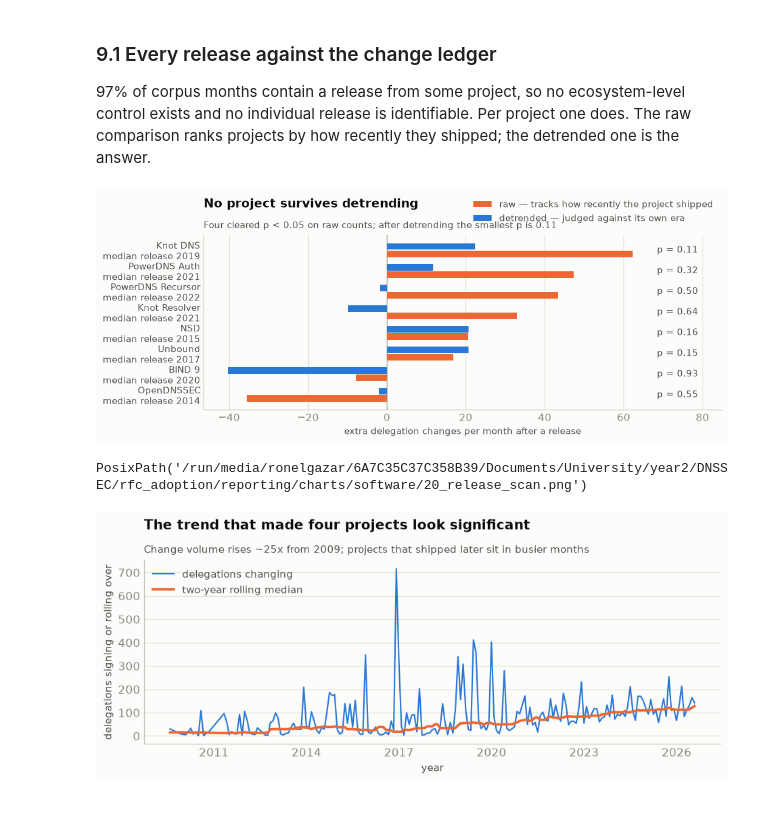
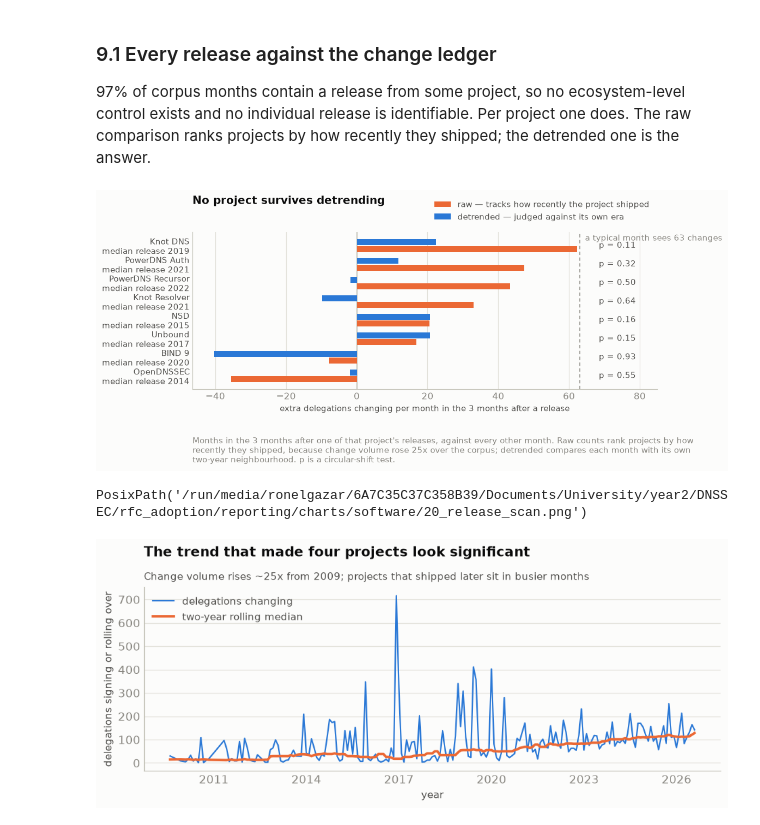
Before and after one commit to j776w781/rfc_adoption, a Jupyter notebook: notebooks/dnssec_software_releases.ipynb, the cells around one changed output. Saved outputs shown, nothing was run; the diff lists cells and outputs as text; code cells hidden in the pictures.

```diff
--- a/notebooks/dnssec_software_releases.ipynb
+++ b/notebooks/dnssec_software_releases.ipynb
@@ -90,6 +90,16 @@ def title(ax, headline, sub=None):
                 va="bottom")
 
 
+def metric(ax, text):
+    '''One line under the axis saying what the number on it actually is.
+
+    Every chart here plots a derived quantity -- a lag, a share, a rate. Without
+    the definition on the chart the reader is guessing at the units.
+    '''
+    ax.text(0, -0.30, text, transform=ax.transAxes, color=MUTED, fontsize=9.5,
+            va="top", ha="left", wrap=True)
+
+
 def year_axis(ax):
     '''Integer year ticks on a fractional-year axis.
 
@@ -850,36 +922,46 @@ one is the answer.
 # %%
 rows = [(p, r) for p, r in SCAN["per_project"].items() if r.get("testable")]
 rows.sort(key=lambda t: t[1]["raw_difference"])
 y = range(len(rows))
 h = 0.36
 fig, ax = plt.subplots(figsize=(10, 3.4))
 ax.barh([i - h / 2 for i in y], [r["raw_difference"] for _, r in rows], height=h - 0.04,
         color=S2, label="raw — tracks how recently the project shipped", zorder=3)
 ax.barh([i + h / 2 for i in y], [r["detrended_difference"] for _, r in rows],
         height=h - 0.04, color=S1, label="detrended — judged against its own era",
         zorder=3)
 # One right-hand column for the p values: keyed off each bar's own end they
 # land on top of the negative bars.
 lo = min(min(r["raw_difference"], r["detrended_difference"]) for _, r in rows)
 hi = max(max(r["raw_difference"], r["detrended_difference"]) for _, r in rows)
 label_x = hi + (hi - lo) * 0.06
 for i, (_, r) in enumerate(rows):
     ax.text(label_x, i, f'p = {r["circular_shift_p"]:.2f}', va="center", fontsize=9.5,
             color=INK_2)
 ax.set_xlim(lo - (hi - lo) * 0.06, label_x + (hi - lo) * 0.16)
 ax.axvline(0, color=BASELINE, linewidth=1.2)
 ax.set_yticks(list(y))
 ax.set_yticklabels([f'{NAME[p]}\nmedian release {r["median_release_year"]}'
                     for p, r in rows], fontsize=9.5, color=INK_2)
-ax.set_xlabel("extra delegation changes per month after a release", color=INK_2)
+typical = int(LED[LED.kind.isin(["sign", "rollover"])]
+              .groupby("month").delegation.nunique().median())
+ax.axvline(typical, color=MUTED, linewidth=1, linestyle=(0, (4, 3)), zorder=2)
+ax.text(typical, len(rows) - 0.4, f"  a typical month sees {typical} changes",
+        fontsize=9.5, color=MUTED, va="top")
+ax.set_xlabel("extra delegations changing per month in the 3 months after a release",
+              color=INK_2)
 style(ax, axis="x")
 ax.legend(frameon=False, fontsize=10, labelcolor=INK_2, loc="lower right",
           bbox_to_anchor=(1.0, 1.02), ncol=1)
-title(ax, "No project survives detrending",
-      "Four cleared p < 0.05 on raw counts; after detrending the smallest p is 0.11")
+ax.set_title("No project survives detrending", loc="left", color=INK,
+             fontweight="bold", pad=34)
+metric(ax, "Months in the 3 months after one of that project's releases, against every "
+           "other month. Raw counts rank projects by how recently they shipped, because "
+           "change volume rose 25x over the corpus; detrended compares each month with "
+           "its own two-year neighbourhood. p is a circular-shift test.")
 save(fig, "20_release_scan")
 # %% [output]
-[figure, old version]
+[figure, new version]
 PosixPath('/run/media/ronelgazar/6A7C35C37C358B39/Documents/University/year2/DNSSEC/rfc_adoption/reporting/charts/software/20_release_scan.png')
 # %%
 per_month = (LED[LED.kind.isin(["sign", "rollover"])]
```
Also changed, not shown: parts of 7 cells of this notebook, 6 other files.
